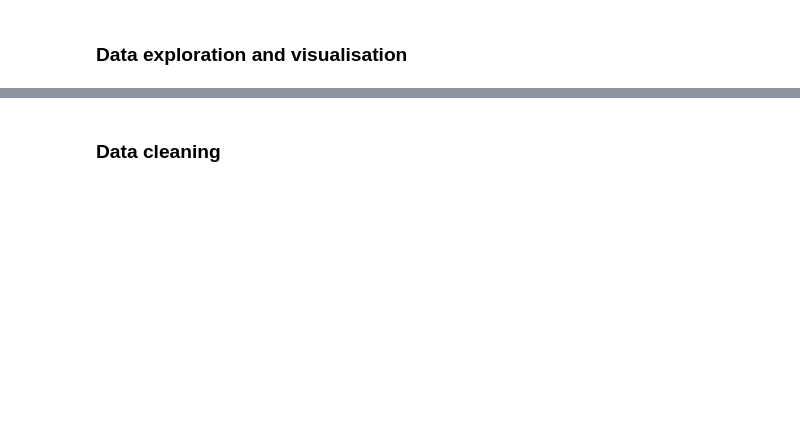
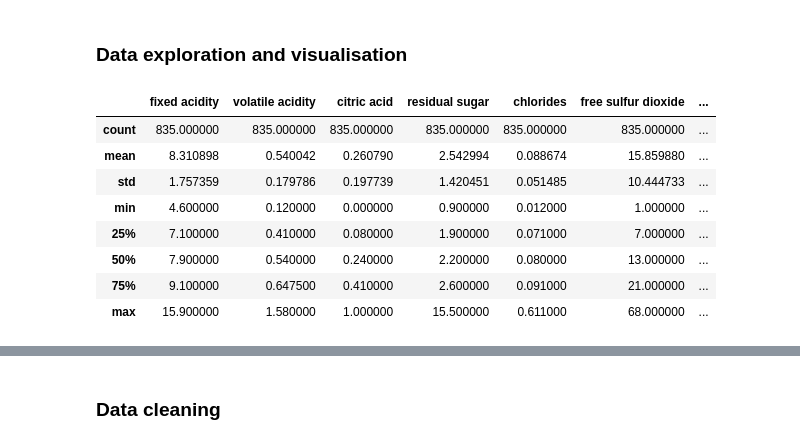
Before and after one commit to sondre04aasheim-spec/Deliverable_3_DAT200, a Jupyter notebook: CA3_template_group_30_V2.ipynb, the cells around one changed output, grey strips where cells are left out. Saved outputs shown, nothing was run; the diff lists cells and outputs as text; code cells hidden in the pictures; blank space fills up the shorter version.

```diff
--- a/CA3_template_group_30_V2.ipynb
+++ b/CA3_template_group_30_V2.ipynb
@@ -46,5 +58,18 @@ print(wine_train.columns.tolist())
 # %% [markdown]
 ### Data exploration and visualisation
+# %%
+# To get a greater overview over the data
+wine_train.describe()
+# %% [output]
+|  | fixed acidity | volatile acidity | citric acid | residual sugar | chlorides | free sulfur dioxide | ... |
+| count | 835.000000 | 835.000000 | 835.000000 | 835.000000 | 835.000000 | 835.000000 | ... |
+| mean | 8.310898 | 0.540042 | 0.260790 | 2.542994 | 0.088674 | 15.859880 | ... |
+| std | 1.757359 | 0.179786 | 0.197739 | 1.420451 | 0.051485 | 10.444733 | ... |
+| min | 4.600000 | 0.120000 | 0.000000 | 0.900000 | 0.012000 | 1.000000 | ... |
+| 25% | 7.100000 | 0.410000 | 0.080000 | 1.900000 | 0.071000 | 7.000000 | ... |
+| 50% | 7.900000 | 0.540000 | 0.240000 | 2.200000 | 0.080000 | 13.000000 | ... |
+| 75% | 9.100000 | 0.647500 | 0.410000 | 2.600000 | 0.091000 | 21.000000 | ... |
+| max | 15.900000 | 1.580000 | 1.000000 | 15.500000 | 0.611000 | 68.000000 | ... |
 # %%
 # to display a visualisation of the various feautures
 wine_train.hist(figsize=(12, 10), bins=20)
```
Also changed, not shown: parts of 18 cells of this notebook.
